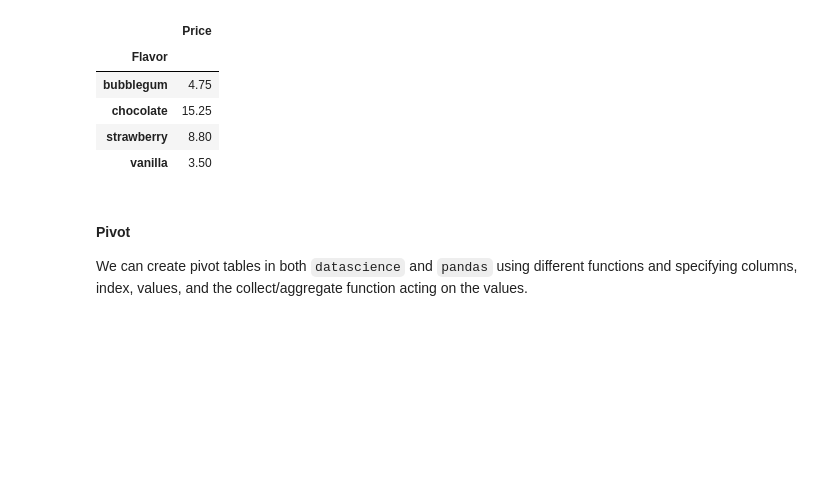
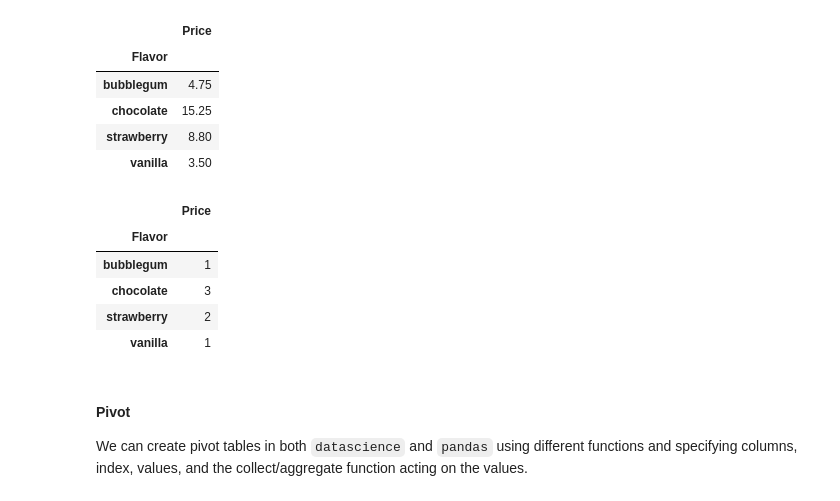
Before and after one commit to lawtonsclass/f25-code-from-class, a Jupyter notebook: data8/datascience-to-pandas.ipynb, the cells around one changed output. Saved outputs shown, nothing was run; the diff lists cells and outputs as text; code cells hidden in the pictures; blank space fills up the shorter version.

```diff
--- a/data8/datascience-to-pandas.ipynb
+++ b/data8/datascience-to-pandas.ipynb
@@ -399,6 +495,15 @@ cones_df[['Flavor', 'Price']].groupby('Flavor').sum() # select the Flavor and Pr
 | chocolate | 15.25 |
 | strawberry | 8.80 |
 | vanilla | 3.50 |
+# %%
+cones_df[['Flavor', 'Price']].groupby('Flavor').count()
+# %% [output]
+|  | Price |
+| Flavor |  |
+| bubblegum | 1 |
+| chocolate | 3 |
+| strawberry | 2 |
+| vanilla | 1 |
 # %% [markdown]
 #### Pivot
 We can create pivot tables in both `datascience` and `pandas` using different functions and specifying columns, index, values, and the collect/aggregate function acting on the values.
```
Also changed, not shown: parts of 26 cells of this notebook.
